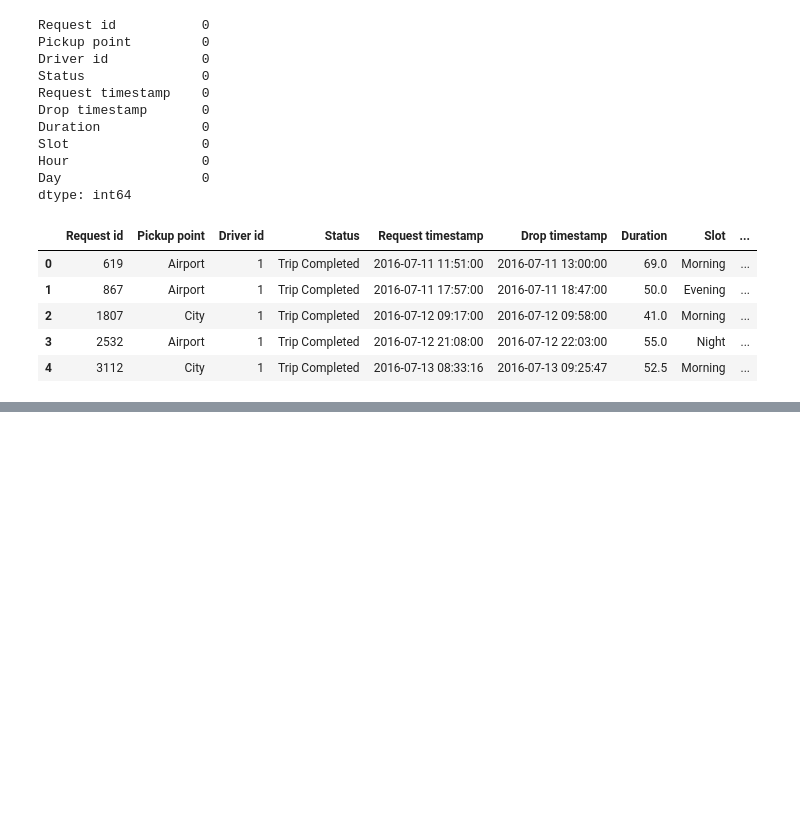
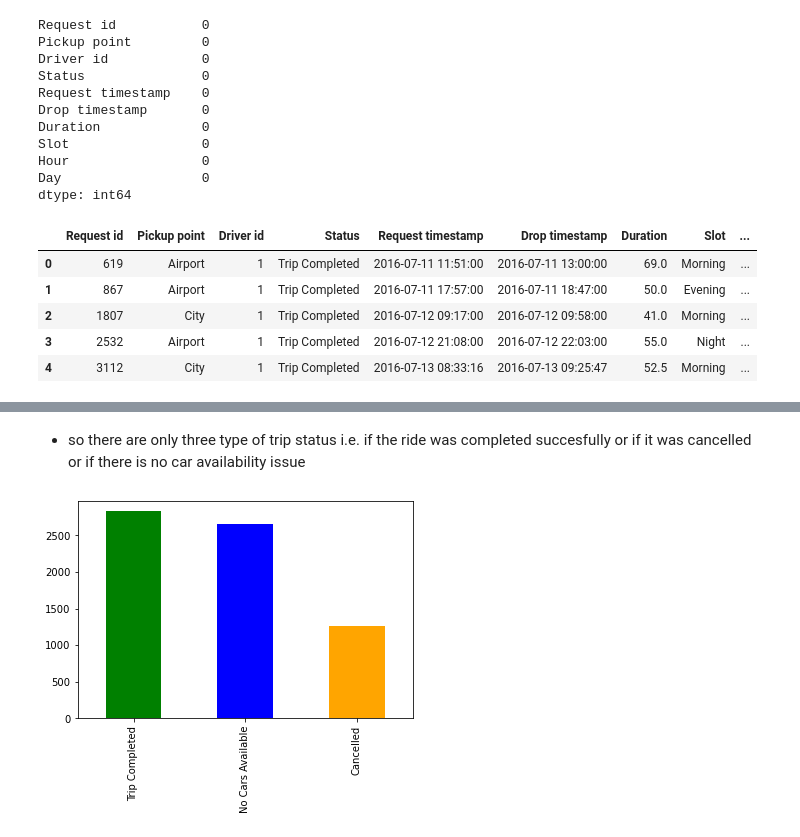
Before and after one commit to VikashShrivastava/EDA_PROJECT, a Jupyter notebook: EDA_CODES.ipynb, the cells around one changed output, grey strips where cells are left out. Cells and saved outputs as stored; diff of their text form; code cells hidden in the pictures; blank space fills up the shorter version.

```diff
--- a/EDA_CODES.ipynb
+++ b/EDA_CODES.ipynb
@@ -306,0 +334,9 @@ uber_data.head()
+# %% [markdown]
+- so there are only three type of trip status i.e. if the ride was completed succesfully or if it was cancelled or if there is no car availability issue
+# %%
+# Let's visualize the status of the trips.
+
+uber_data['Status'].value_counts().plot(kind='bar',color=['green', 'blue', 'orange'])
+color=['black', 'red', 'green', 'blue', 'cyan']
+# %% [output]
+[figure, added]
```
Also changed, not shown: parts of 29 cells of this notebook.
